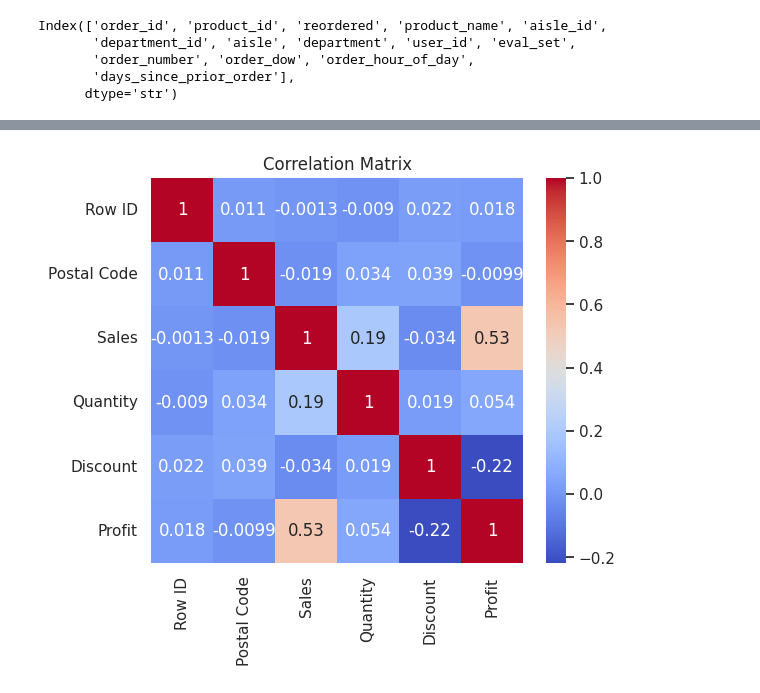
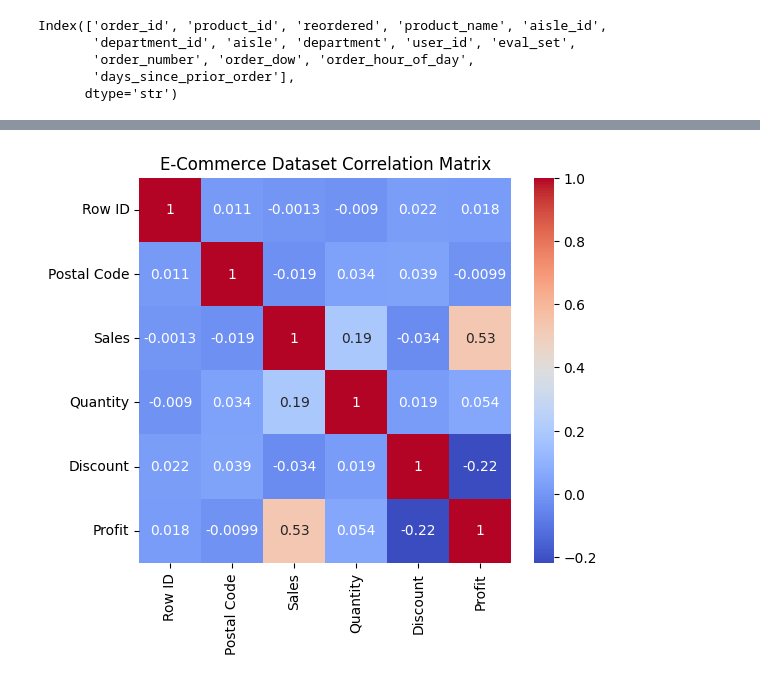
Before and after one commit to nwing2/Module-B-semester-2, a Jupyter notebook: MilestoneThree.ipynb, the cells around one changed output, grey strips where cells are left out. Drawn from its saved outputs; the diff is of its cells as text; code cells hidden in the pictures.

```diff
--- a/MilestoneThree.ipynb
+++ b/MilestoneThree.ipynb
@@ -183,5 +206,5 @@ plt.xlabel("Order Item Quantity")
 plt.show()
 
 # Filter unrealistic quantities
-ecommerce = ecommerce[ecommerce["Order"] < 100]
+ecommerce = ecommerce[ecommerce["Quantity"] < 100]
 # %% [output]
@@ -253,16 +268,16 @@ NameError: name 'basket_df' is not defined
 # %%
 numeric_data = ecommerce.select_dtypes(include=[np.number])
 
 plt.figure(figsize=(6,5))
 
 sns.heatmap(
     numeric_data.corr(),
     annot=True,
     cmap="coolwarm"
 )
 
-plt.title("Correlation Matrix")
+plt.title("E-Commerce Dataset Correlation Matrix")
 
 plt.show()
 # %% [output]
-[figure, old version]
+[figure, new version]
```
Also changed, not shown: parts of 14 cells of this notebook, 11 other files.
